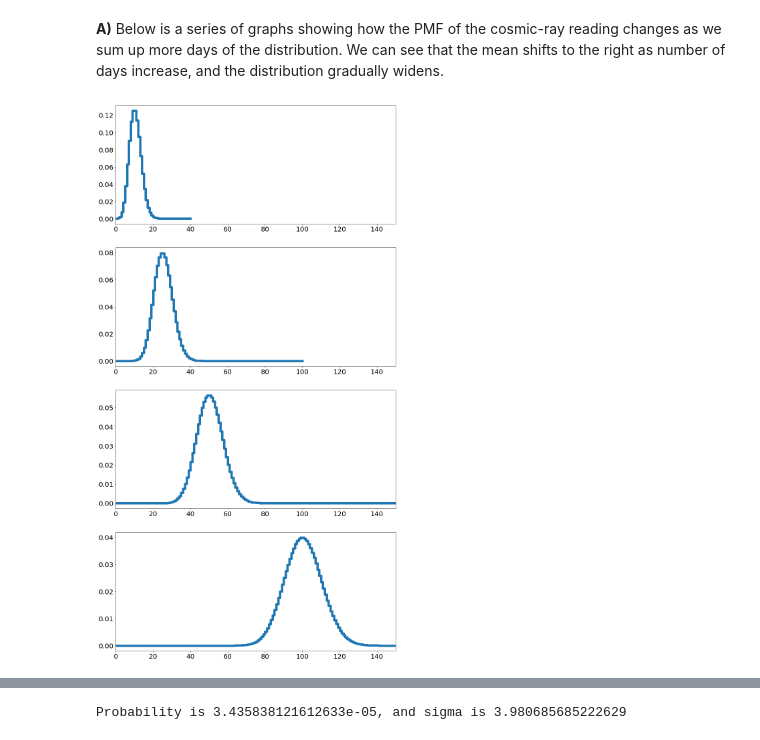
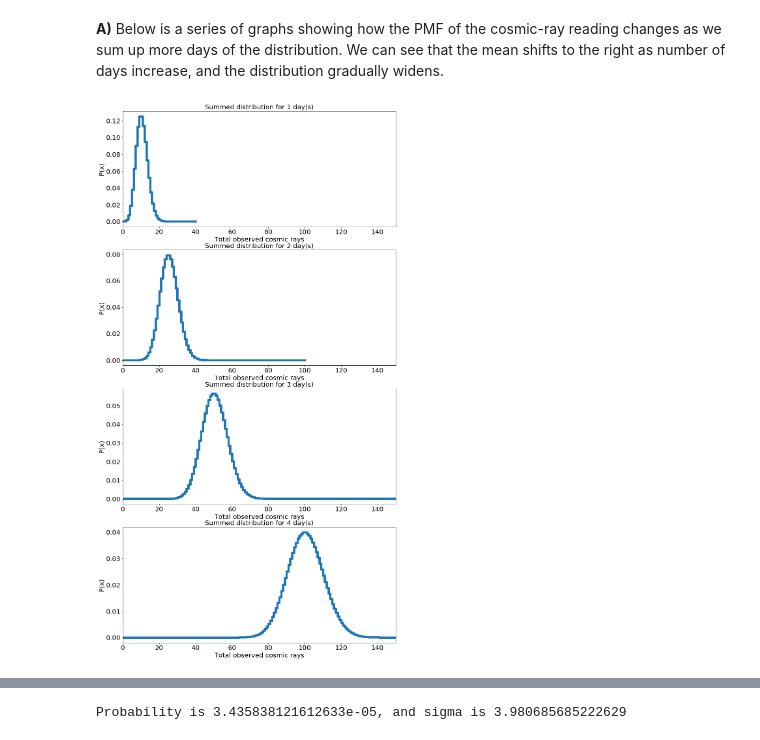
Before and after one commit to AlexHyde2/Phys434-Projects, a Jupyter notebook: Lab 2.ipynb, the cells around one changed output, grey strips where cells are left out. Saved outputs shown, nothing was run; the diff lists cells and outputs as text; code cells hidden in the pictures.

```diff
--- a/Lab 2.ipynb
+++ b/Lab 2.ipynb
@@ -41,14 +44,17 @@ def conv_poi(n, avg):
 # %%
 days = [2, 5, 10, 20]
 fig, ax = plt.subplots(4,figsize=(15,30))
 for i in range(len(days)):
     x, pmf = conv_poi(days[i], False)
     ax[i].step(x, pmf, where='post', linewidth='7')
     ax[i].tick_params(labelsize = 20)
     ax[i].set_xlim([0,150])
+    ax[i].set_title('Summed distribution for ' + str(i+1) + ' day(s)', fontsize = 20)
+    ax[i].set_xlabel('Total observed cosmic rays', fontsize = 20)
+    ax[i].set_ylabel('P(x)', fontsize = 20)
 plt.show()
 # %% [output]
-[figure, old version]
+[figure, new version]
 # %% [markdown]
 **B)** To prove that summed probability distribution is still Poission, I picked the 5 days summed plot from the series above, and fitted a new Poisson distribution with an average equal to that of the 5 days summed distribution. Since I chose 5 for my average, the summed average would be 25.
 
```
Also changed, not shown: parts of 9 cells of this notebook, 1 other file.
